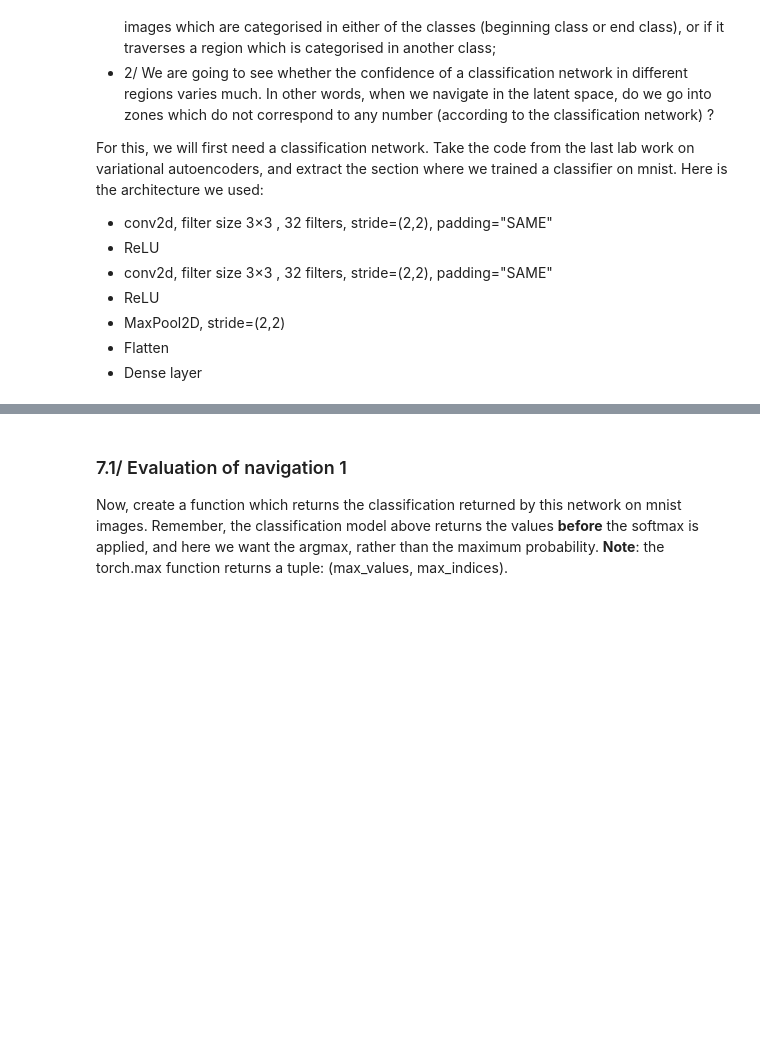
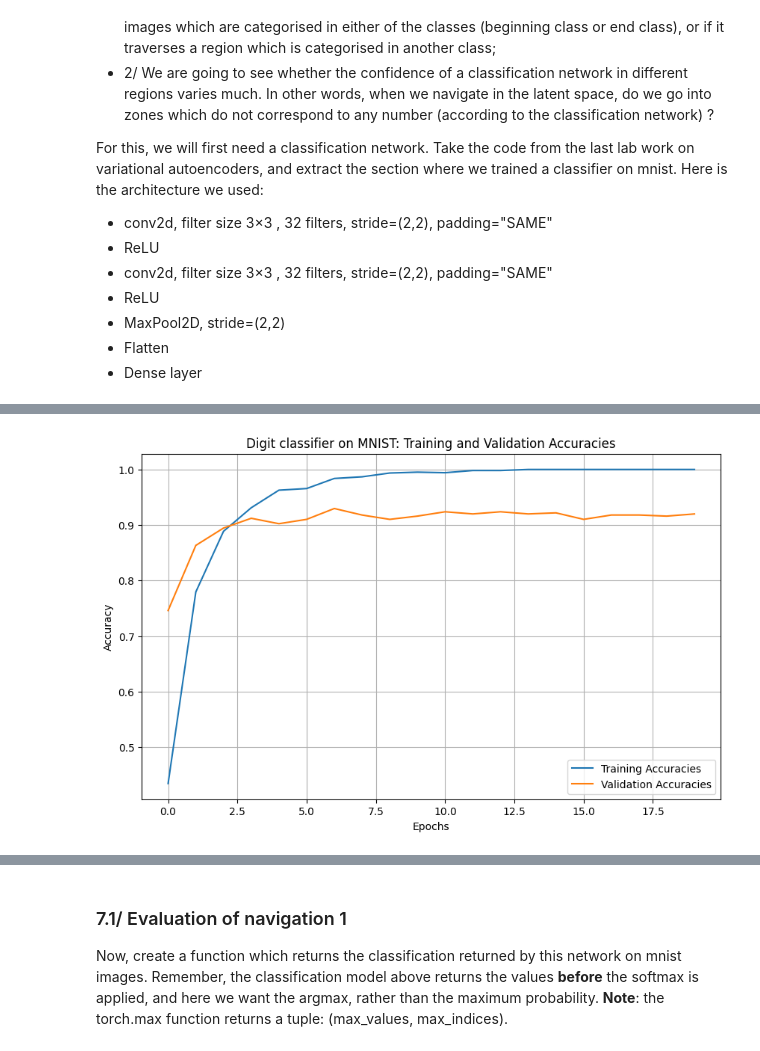
Before and after one commit to balthazarneveu/MVA24-delire, a Jupyter notebook: TP_5/tp_5.ipynb, the cells around one changed output, grey strips where cells are left out. Cells and saved outputs as stored; diff of their text form; code cells hidden in the pictures; blank space fills up the shorter version.

```diff
--- a/TP_5/tp_5.ipynb
+++ b/TP_5/tp_5.ipynb
@@ -643,0 +682,71 @@ For this, we will first need a classification network. Take the code from the la
+# %%
+# training the classifier
+learning_rate = 0.01
+n_epochs = 20
+batch_size = 64
+nb_classes = int(mnist_trainset.targets.max()+1)
+
+# number of convolutional filters to use
+nb_filters = 32
+# convolution kernel size
+kernel_size = (3, 3)
+# size of pooling area for max pooling
+pool_size = (2, 2)
+
+# --- Size of the successive layers
+n_h_0 = 1 #greyscale input images
+n_h_1 = nb_filters
+n_h_2 = nb_filters
+
+mnist_classification_model = DigitClassifier(n_h_0, n_h_1, n_h_2, kernel_size, pool_size, n_digits=nb_classes) # FILL IN CODE HERE
+
+criterion = torch.nn.CrossEntropyLoss()
+optimizer = torch.optim.Adam(mnist_classification_model.parameters(), lr=learning_rate)
+
+def get_accuracy(x_pred,x_label):
+  acc = torch.sum(x_pred == x_label)/(x_pred.shape[0])
+  return acc
+
+
+train_losses = []
+valid_losses = []
+train_accuracies = []
+valid_accuracies = []
+
+for epoch in range(0, n_epochs):
+    train_loss = 0.0
+    train_acc = 0.
+    mnist_classification_model.train()
+    for batch_idx, (imgs, labels) in enumerate(mnist_train_loader):
+        # set the gradients back to 0
+        optimizer.zero_grad()
+        predict = mnist_classification_model(imgs)
+        # apply loss function
+        loss = criterion(predict, labels)
+        train_acc += get_accuracy(torch.argmax(predict, dim=1), labels)
+        # backpropagation
+        loss.backward()
+        optimizer.step()
+        train_loss = loss.item()
+    train_acc /= len(mnist_train_loader)
+    train_accuracies.append(train_acc)
+
+    val_acc = 0.
+    with torch.no_grad():
+        for batch_idx, (imgs, labels) in enumerate(mnist_test_loader):
+            predict = mnist_classification_model(imgs)
+            val_acc += get_accuracy(torch.argmax(predict, dim=1), labels)
+    val_acc /= len(mnist_test_loader)
+    valid_accuracies.append(val_acc)
+    print('Epoch:{} Train Loss:{:.4f} Accuracy: Train {:.4%} | Val {:.4%}'.format(epoch, train_loss/imgs.shape[0], train_acc, val_acc))
+plt.figure(figsize=(10, 6))
+plt.plot(train_accuracies, label='Training Accuracies')
+plt.plot(valid_accuracies, label='Validation Accuracies')
+plt.grid()
+plt.title('Digit classifier on MNIST: Training and Validation Accuracies')
+plt.xlabel('Epochs')
+plt.ylabel('Accuracy')
+plt.legend()
+plt.show()
+mnist_classification_model.eval()
+# %% [output]
@@ -643,0 +770 @@ For this, we will first need a classification network. Take the code from the la
+[figure, added]
```
Also changed, not shown: parts of 25 cells of this notebook, 6 other files.
